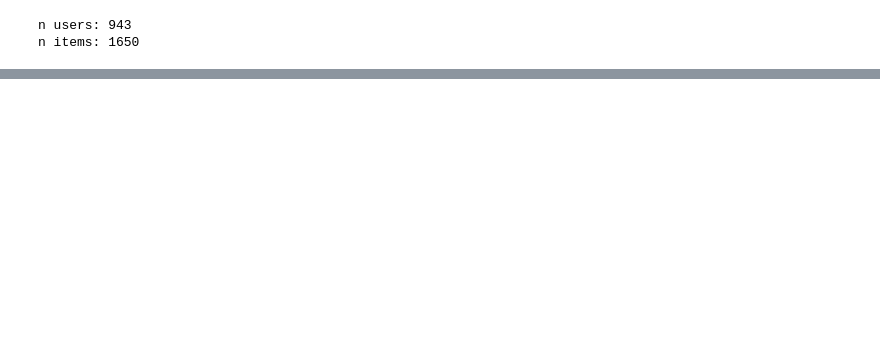
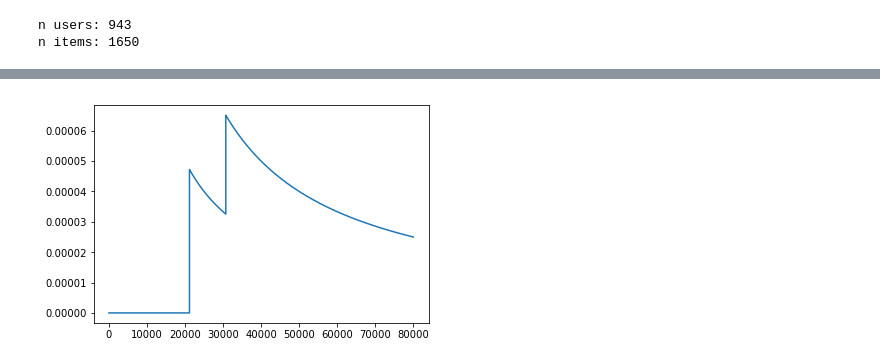
Before and after one commit to colby-j-wise/ParticleThompsonSamplingMAB, a Jupyter notebook: Update Posterior - CTR.ipynb, the cells around one changed output, grey strips where cells are left out. Drawn from its saved outputs; the diff is of its cells as text; code cells hidden in the pictures; blank space fills up the shorter version.

```diff
--- a/Update Posterior - CTR.ipynb
+++ b/Update Posterior - CTR.ipynb
@@ -226,0 +254,6 @@ plt.show()
+# %%
+# plot CTR history
+plt.plot(range(len(ctr_hist)), ctr_hist)
+plt.show()
+# %% [output]
+[figure, added]
```
Also changed, not shown: parts of 5 cells of this notebook.
